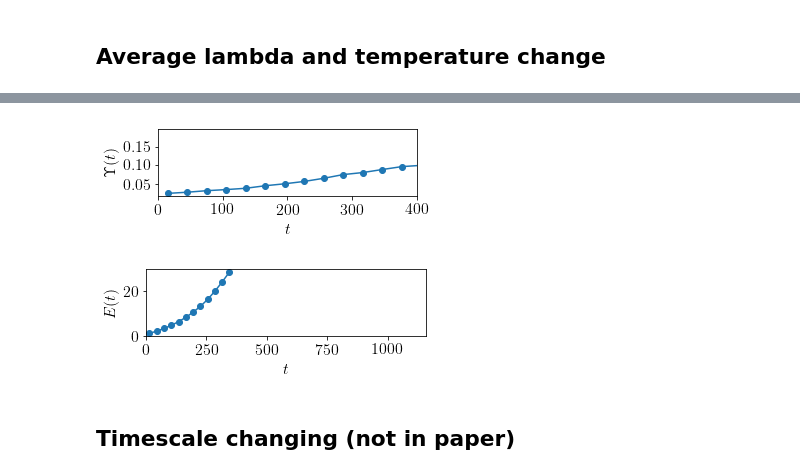
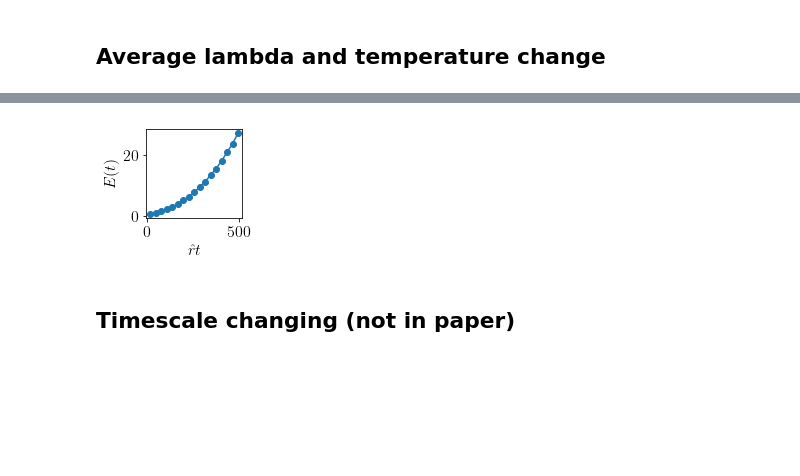
Before and after one commit to eco-theory/Island-eco-figures, a Jupyter notebook: Figure_plotting_2019_02.ipynb, the cells around one changed output, grey strips where cells are left out. Saved outputs shown, nothing was run; the diff lists cells and outputs as text; code cells hidden in the pictures; blank space fills up the shorter version.

Commit message:
Updated figures.
Near antisym plot, nave vs bias, and surviving fraction vs m. Added
plot of correlation function.

```diff
--- a/Figure_plotting_2019_02.ipynb
+++ b/Figure_plotting_2019_02.ipynb
@@ -571,19 +876,23 @@ def nearAntisymRun(K,gamma,seed,time = 4,fixedPtOnly=True):
+# %%
+data = np.load('nearAntisym.plotdata2.npz')
+temp_dict = data['temp_dict'].item()
+lambda_dict = data['lambda_dict'].item()
+tvec = data['tvec']
+x_traj = data['x_traj']
+gamma = data['gamma']
+K = data['K']
+# %%
+lambd_array = np.array([lambda_dict[rep] for rep in range(50)])
+temp_array = np.array([temp_dict[rep] for rep in range(50)])
 # %%
-data = np.load('nearAntisym_plotdata.npz')
-temp_array = data['temp_array']
-lambd_array = data['lambd_array']
-tvec = data['tvec']
-K = 301
-g = -0.99
 
 index = np.logical_not(np.all(lambd_array==0,axis=1))
 lambd_array = lambd_array[index]
 temp_array = temp_array[index]
-tvec = tvec/K
 rep_num = np.shape(lambd_array)[0]
 
 # average over some time bin
-dt = 0.1*K
+dt = 0.1*K**(3/2)
 bin_num = int(tvec[-1]//dt)
 lambd_ave = np.zeros((bin_num))
 lambd_err = np.zeros((bin_num))
@@ -603,31 +952,20 @@ for bin_ind in range(bin_num):
 # %%
-### In Paper
 
-plt.figure(figsize=(5,2))
-plt.plot(tvec_ave,lambd_ave,'o-')
-plt.xlabel(r'$t$')
-plt.ylabel(r'$\Upsilon(t)$')
+tvec2 = tvec_ave/np.sqrt(K)
 
-plt.xlim((0,400))
+plt.figure(figsize=(2.5,2.3))
+tend = 500
+plt.plot(tvec2[tvec2<tend],temp_ave[tvec2<tend],'o-')
+plt.xlabel(r'$\hat{r} t$')
+plt.ylabel(r'$E(t)$')
+
+# plt.xlim((0,500))
 plt.tight_layout()
 
-# plt.savefig('near_antisym_lambda.pdf')
+
+# plt.savefig('near_antisym_temp.pdf')
 # %% [output]
-[figure, old version]
+[figure, new version]
-# %%
-plt.figure(figsize=(5,2))
-plt.plot(tvec_ave,temp_ave,'o-')
-plt.xlim((0,tvec_ave[-1]))
-plt.xlabel(r'$t$')
-plt.ylabel(r'$E(t)$')
-
-# plt.xlim((0,400))
-plt.tight_layout()
-
-
-plt.savefig('near_antisym_temp.pdf')
-# %% [output]
-[figure, removed]
 # %% [markdown]
 ## Timescale changing (not in paper)
 # %%
```
Also changed, not shown: parts of 25 cells of this notebook, 10 other files.
